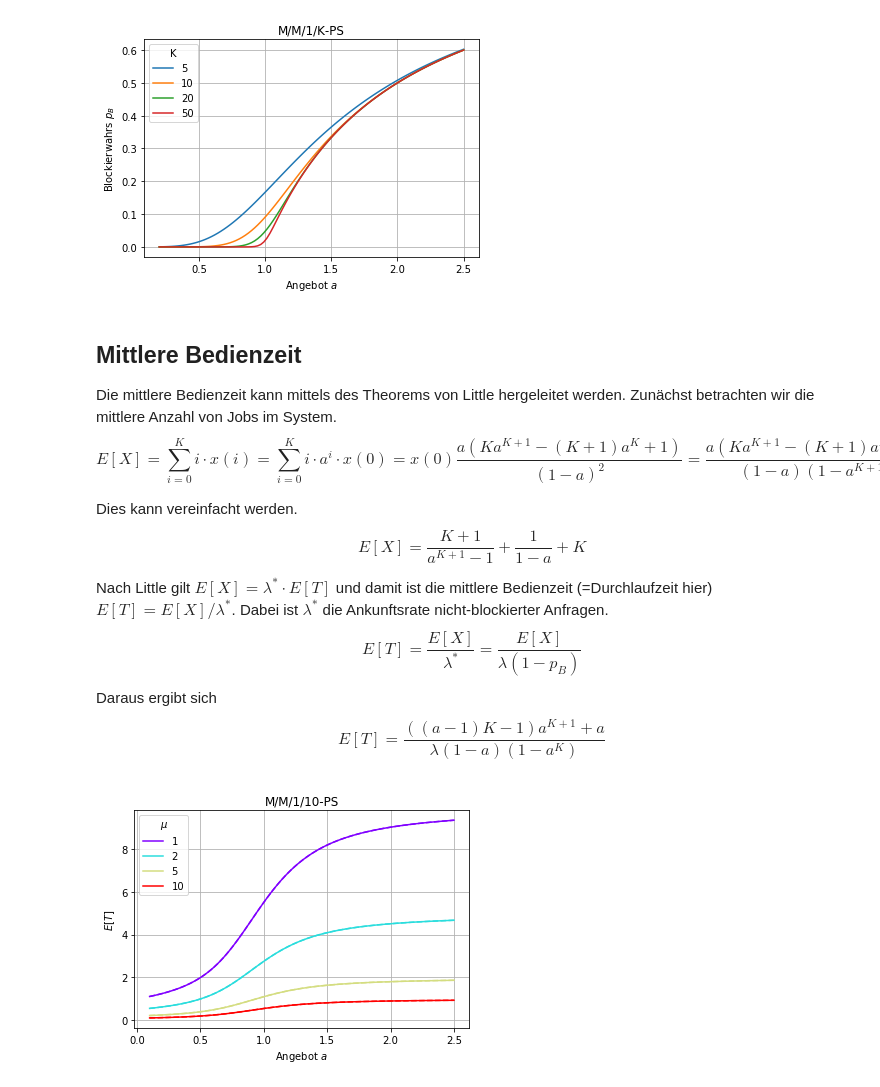
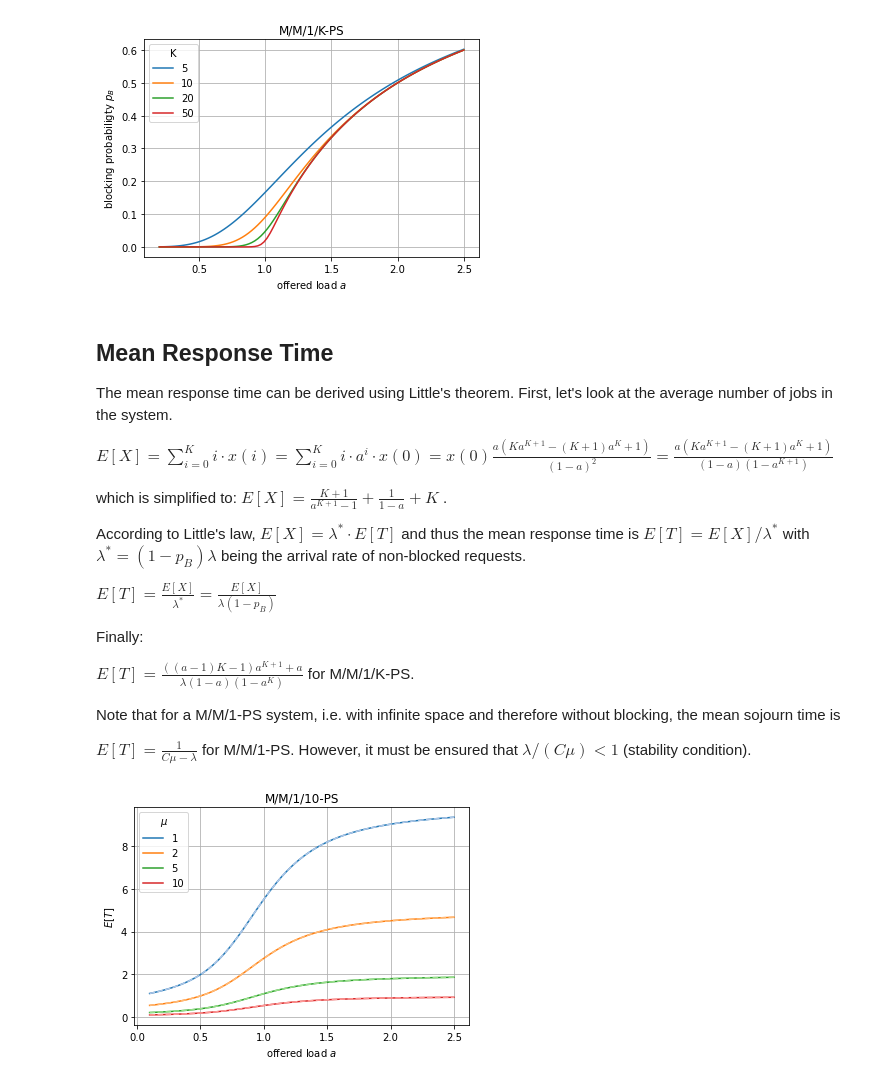
Before and after one commit to hossfeld/performance-modeling, a Jupyter notebook: chapter4_markovianSystems/ch4-5-MM1K-PS.ipynb, the cells around one changed output. Cells and saved outputs as stored; diff of their text form; code cells hidden in the pictures.

```diff
--- a/chapter4_markovianSystems/ch4-5-MM1K-PS.ipynb
+++ b/chapter4_markovianSystems/ch4-5-MM1K-PS.ipynb
@@ -37,57 +59,62 @@ for k in (5, 10, 20, 50):
     plt.plot(a, pb(a=a, K=k), label=k)
 
 plt.grid()
-plt.xlabel('Angebot $a$')
-plt.ylabel('Blockierwahrs'' $p_B$')
+plt.xlabel('offered load $a$')
+plt.ylabel('blocking probabiligty $p_B$')
 plt.legend(title='K');
 plt.title('M/M/1/K-PS');
 # %% [output]
-[figure, old version]
+[figure, new version]
 # %% [markdown]
-## Mittlere Bedienzeit
-Die mittlere Bedienzeit kann mittels des Theorems von Little hergeleitet werden. Zunächst betrachten wir die mittlere Anzahl von Jobs im System.
-$$E[X]=\sum_{i=0}^K i \cdot x(i) = \sum_{i=0}^K i \cdot a^i \cdot x(0) = x(0) \frac{a(Ka^{K+1}-(K+1)a^K+1)}{(1-a)^2} = \frac{a(Ka^{K+1}-(K+1)a^K+1)}{(1-a)(1-a^{K+1})}$$
+## Mean Response Time
+The mean response time can be derived using Little's theorem. First, let's look at the average number of jobs in the system.
 
-Dies kann vereinfacht werden.
-$$
+$E[X]=\sum_{i=0}^K i \cdot x(i) = \sum_{i=0}^K i \cdot a^i \cdot x(0) = x(0) \frac{a(Ka^{K+1}-(K+1)a^K+1)}{(1-a)^2} = \frac{a(Ka^{K+1}-(K+1)a^K+1)}{(1-a)(1-a^{K+1})}$
+
+which is simplified to:
+$
 E[X] = \frac{K+1}{a^{K+1}-1} + \frac{1}{1-a} + K
-$$
+$.
 
-Nach Little gilt $E[X] = \lambda^* \cdot E[T]$ und damit ist die mittlere Bedienzeit (=Durchlaufzeit hier) $E[T] = E[X]/\lambda^*$. Dabei ist $\lambda^*$ die Ankunftsrate nicht-blockierter Anfragen.
-$$
+According to Little's law, $E[X] = \lambda^* \cdot E[T] $ and thus the mean response time is $ E[T] = E[X] / \lambda^* $ with $ \lambda^*=(1-p_B)\lambda$ being the arrival rate of non-blocked requests.
+
+$
 E[T] = \frac{E[X]}{\lambda^*} = \frac{E[X]}{\lambda(1-p_B)}
-$$
-Daraus ergibt sich
-$$
-E[T] = \frac{((a-1) K-1) a^{K+1}+a}{\lambda (1-a) \left(1-a^K\right)}
-$$
+$
+
+Finally:
+
+$
+E[T] = \frac{((a-1) K-1) a^{K+1}+a}{\lambda (1-a) \left(1-a^K\right)}$ for M/M/1/K-PS.
+
+
+Note that for a M/M/1-PS system, i.e. with infinite space and therefore without blocking, the mean sojourn time is
+
+$E[T] = \frac{1}{C\mu-\lambda}$ for M/M/1-PS. However, it must be ensured that $\lambda/(C\mu)<1$ (stability condition).
 # %%
 def ET(lam=1, mu=1, K=10): # using simplifed expression for E[T]
     a = lam/mu
     return (a + a**(1 + K)*(-1 + (-1 + a)*K))/((-1 + a)*(-1 + a**K)*lam)
 
 def ET2(lam=1, mu=1, K=10): # computation of the sum E[X]
     a_vec = lam/mu
     i = np.arange(0,K+1)
     myEX = np.array([x0(a=a, K=K)*sum(i * a**i) for a in a_vec ])
     return myEX/(lam*(1-pb(a=a, K=K)))
 
 K = 10
 a = np.linspace(0.1,2.5,100)
 mu_vec = (1, 2, 5, 10)
 
-from matplotlib.pyplot import cm
-color=cm.rainbow(np.linspace(0,1,len(mu_vec)))
-
-for mu,c in zip(mu_vec,color):
+for i,mu in enumerate(mu_vec):
     lam = a*mu
-    plt.plot(a, ET(lam=lam, mu=mu, K=K), label=mu, color=c)
-    plt.plot(a, ET2(lam=lam, mu=mu, K=K), linestyle='--', color=c)
+    plt.plot(a, ET(lam=lam, mu=mu, K=K), label=mu, color=plt.cm.tab20(2*i))
+    plt.plot(a, ET2(lam=lam, mu=mu, K=K), '--', color=plt.cm.tab20(2*i+1))
 
 plt.grid()
-plt.xlabel('Angebot $a$')
+plt.xlabel('offered load $a$')
 plt.ylabel('$E[T]$')
 plt.legend(title='$\mu$');
 plt.title(f'M/M/1/{K}-PS');
 # %% [output]
-[figure, old version]
+[figure, new version]
```
Also changed, not shown: parts of 2 cells of this notebook, 1 other file.
